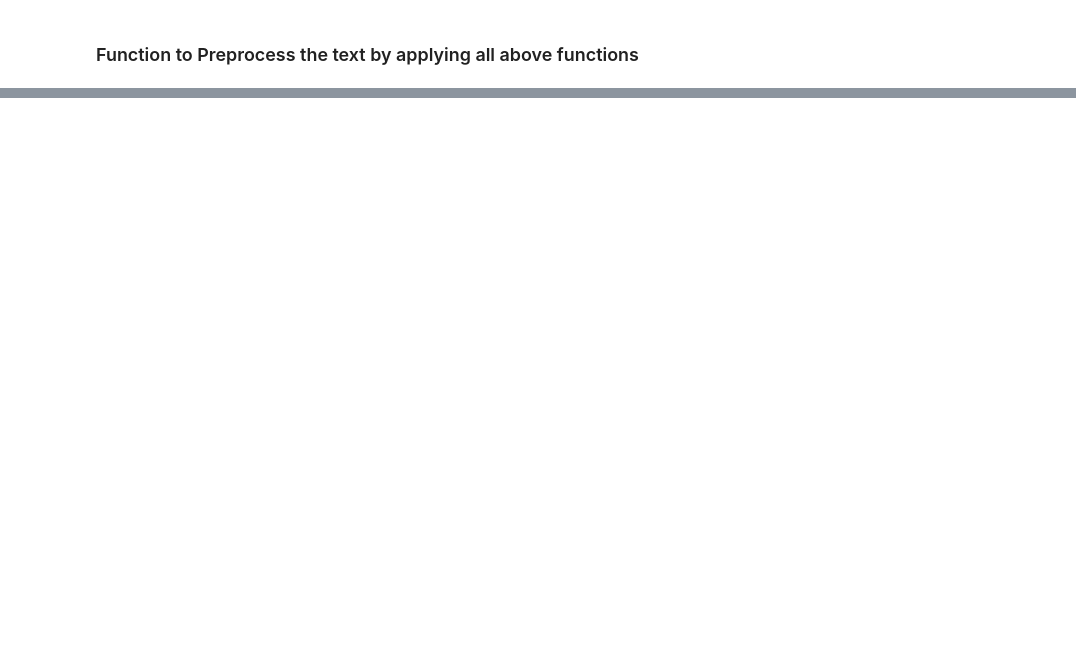
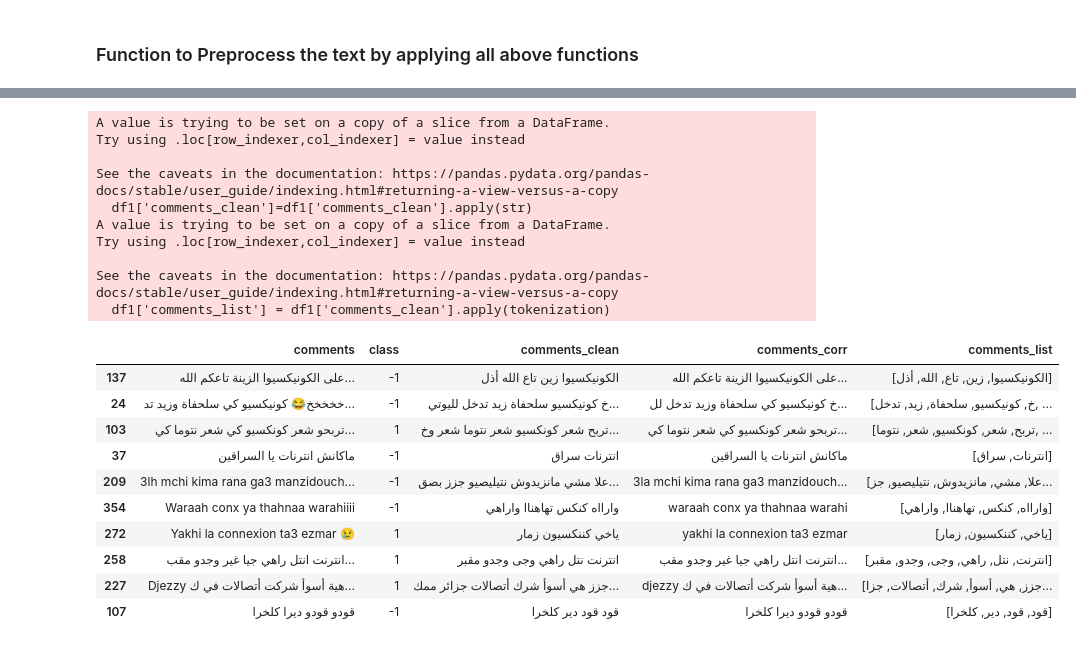
Before and after one commit to alilou2/git-one, a Jupyter notebook: pretraitement.ipynb, the cells around one changed output, grey strips where cells are left out. Saved outputs shown, nothing was run; the diff lists cells and outputs as text; code cells hidden in the pictures; blank space fills up the shorter version.

```diff
--- a/pretraitement.ipynb
+++ b/pretraitement.ipynb
@@ -321,0 +431,2 @@ Token indices sequence length is longer than the specified maximum sequence leng
+# %%
+df1= df1.drop_duplicates(subset=["comments_clean"], keep="first")
@@ -321,0 +475,27 @@ Token indices sequence length is longer than the specified maximum sequence leng
+# %%
+df1['comments_clean']=df1['comments_clean'].apply(str)
+if df1['comments_clean'].dtype == 'object':
+    df1['comments_list'] = df1['comments_clean'].apply(tokenization)
+df1.sample(10)
+# %% [output]
+A value is trying to be set on a copy of a slice from a DataFrame.
+Try using .loc[row_indexer,col_indexer] = value instead
+
+See the caveats in the documentation: https://pandas.pydata.org/pandas-docs/stable/user_guide/indexing.html#returning-a-view-versus-a-copy
+  df1['comments_clean']=df1['comments_clean'].apply(str)
+A value is trying to be set on a copy of a slice from a DataFrame.
+Try using .loc[row_indexer,col_indexer] = value instead
+
+See the caveats in the documentation: https://pandas.pydata.org/pandas-docs/stable/user_guide/indexing.html#returning-a-view-versus-a-copy
+  df1['comments_list'] = df1['comments_clean'].apply(tokenization)
+|  | comments | class | comments_clean | comments_corr | comments_list |
+| 137 | على الكونيكسيوا الزينة تاعكم الله... | -1 | الكونيكسيوا زين تاع الله أذل | على الكونيكسيوا الزينة تاعكم الله... | [الكونيكسيوا, زين, تاع, الله, أذل] |
+| 24 | خخخخخ😂 كونيكسيو كي سلحفاة وزيد تد... | -1 | خ كونيكسيو سلحفاة زيد تدخل لليوتي... | خ كونيكسيو كي سلحفاة وزيد تدخل لل... | [خ, كونيكسيو, سلحفاة, زيد, تدخل, ... |
+| 103 | تربحو شعر كونكسيو كي شعر نتوما كي... | 1 | تربح شعر كونكسيو شعر نتوما شعر وخ... | تربحو شعر كونكسيو كي شعر نتوما كي... | [تربح, شعر, كونكسيو, شعر, نتوما, ... |
+| 37 | ماكانش انترنات يا السراقين | -1 | انترنات سراق | ماكانش انترنات يا السراقين | [انترنات, سراق] |
+| 209 | 3lh mchi kima rana ga3 manzidouch... | -1 | علا مشي مانزيدوش نتيليصيو جزز بصق... | 3la mchi kima rana ga3 manzidouch... | [علا, مشي, مانزيدوش, نتيليصيو, جز... |
+| 354 | Waraah conx ya thahnaa warahiiii | -1 | وارااه كنكس تهاهناا واراهي | waraah conx ya thahnaa warahi | [وارااه, كنكس, تهاهناا, واراهي] |
+| 272 | Yakhi la connexion ta3 ezmar 😢 | 1 | ياخي كننكسيون زمار | yakhi la connexion ta3 ezmar | [ياخي, كننكسيون, زمار] |
+| 258 | انترنت انتل راهي جيا غير وجدو مقب... | 1 | انترنت نتل راهي وجى وجدو مقبر | انترنت انتل راهي جيا غير وجدو مقب... | [انترنت, نتل, راهي, وجى, وجدو, مقبر] |
+| 227 | Djezzy هية أسوأ شركت أتصالات في ك... | 1 | جزز هي أسوأ شرك أتصالات جزائر ممك... | djezzy هية أسوأ شركت أتصالات في ك... | [جزز, هي, أسوأ, شرك, أتصالات, جزا... |
+| 107 | قودو قودو ديرا كلخرا | -1 | قود قود دير كلخرا | قودو قودو ديرا كلخرا | [قود, قود, دير, كلخرا] |
```
Also changed, not shown: parts of 67 cells of this notebook, 6 other files.
